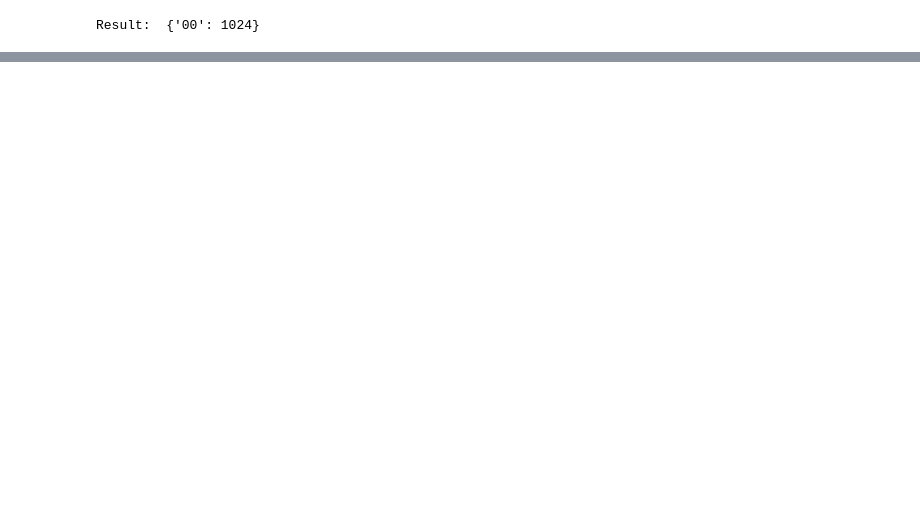
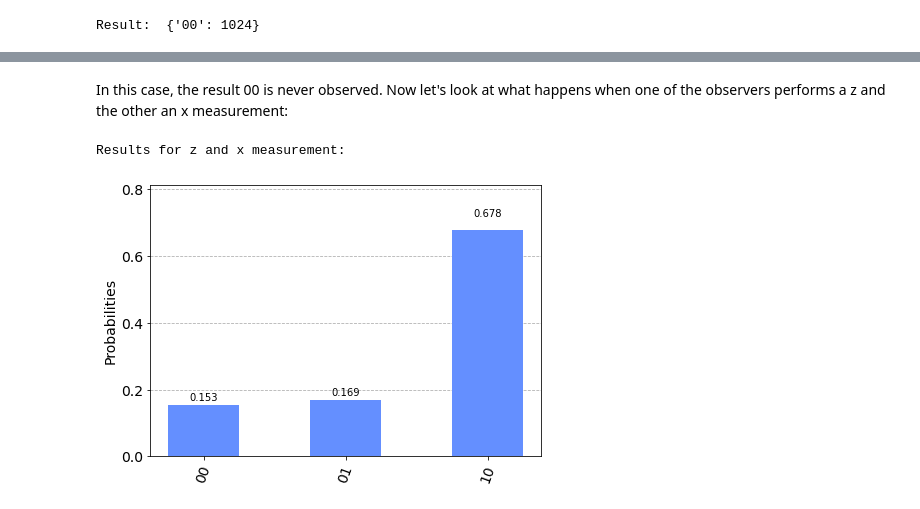
Before and after one commit to arthurhobspice/quantum-computing, a Jupyter notebook: firststeps.ipynb, the cells around one changed output, grey strips where cells are left out. Saved outputs shown, nothing was run; the diff lists cells and outputs as text; code cells hidden in the pictures; blank space fills up the shorter version.

Commit message:
feat(firststeps): add Hardy's paradox and measurements demo

```diff
--- a/firststeps.ipynb
+++ b/firststeps.ipynb
@@ -235,0 +313,32 @@ Result:  {'00': 1024}
+# %%
+from qiskit import QuantumCircuit, transpile
+from qiskit.providers.aer import QasmSimulator
+from qiskit.visualization import plot_histogram
+
+qc = QuantumCircuit(2,2)
+qc.ry(1.911,1)
+qc.cx(1,0)
+qc.ry(0.785,0)
+qc.cx(1,0)
+qc.ry(2.356,0)
+
+m_zz = QuantumCircuit(2,2)
+m_zz.measure([0,1],[0,1])
+
+# Our "backend" is the simulator
+backend = QasmSimulator()
+
+# compile the circuit down to low-level QASM instructions
+# supported by the backend (not needed for simple circuits)
+#
+# We need to feed qc.compose into here because the compose method does
+# not change qc to the composed circuit! I.e. this:
+# qc.compose(m_zz)
+# qc_compiled = transpile(qc,backend)
+# leads to "no counts for experiment" error due to missing measurements.
+qc_compiled = transpile(qc.compose(m_zz), backend)
+
+# Execute the circuit on the qasm simulator
+print('Results for z measurements:')
+counts = backend.run(qc_compiled, shots=1000).result().get_counts(qc_compiled)
+plot_histogram(counts)
@@ -235,0 +348,15 @@ Result:  {'00': 1024}
+# %% [markdown]
+In this case, the result 00 is never observed. Now let's look at what happens when one of the observers performs a z and the other an x measurement:
+# %%
+m_zx = QuantumCircuit(2,2)
+m_zx.h(0)
+m_zx.measure([0,1],[0,1])
+
+qc_compiled = transpile(qc.compose(m_zx), backend)
+
+print('Results for z and x measurement:')
+counts = backend.run(qc_compiled, shots=1000).result().get_counts(qc_compiled)
+plot_histogram(counts)
+# %% [output]
+Results for z and x measurement:
+[figure, added]
```
Also changed, not shown: parts of 28 cells of this notebook.
